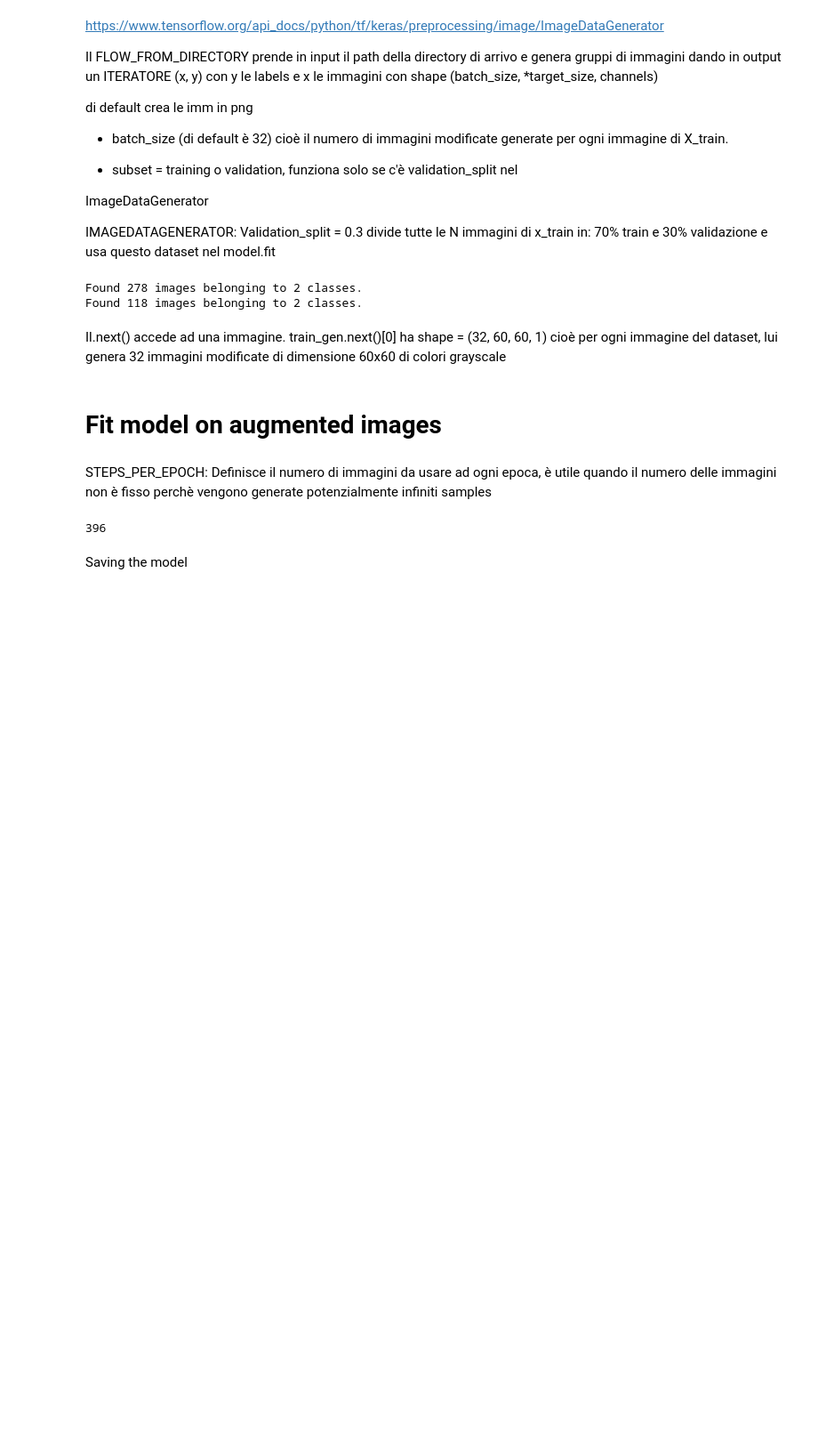
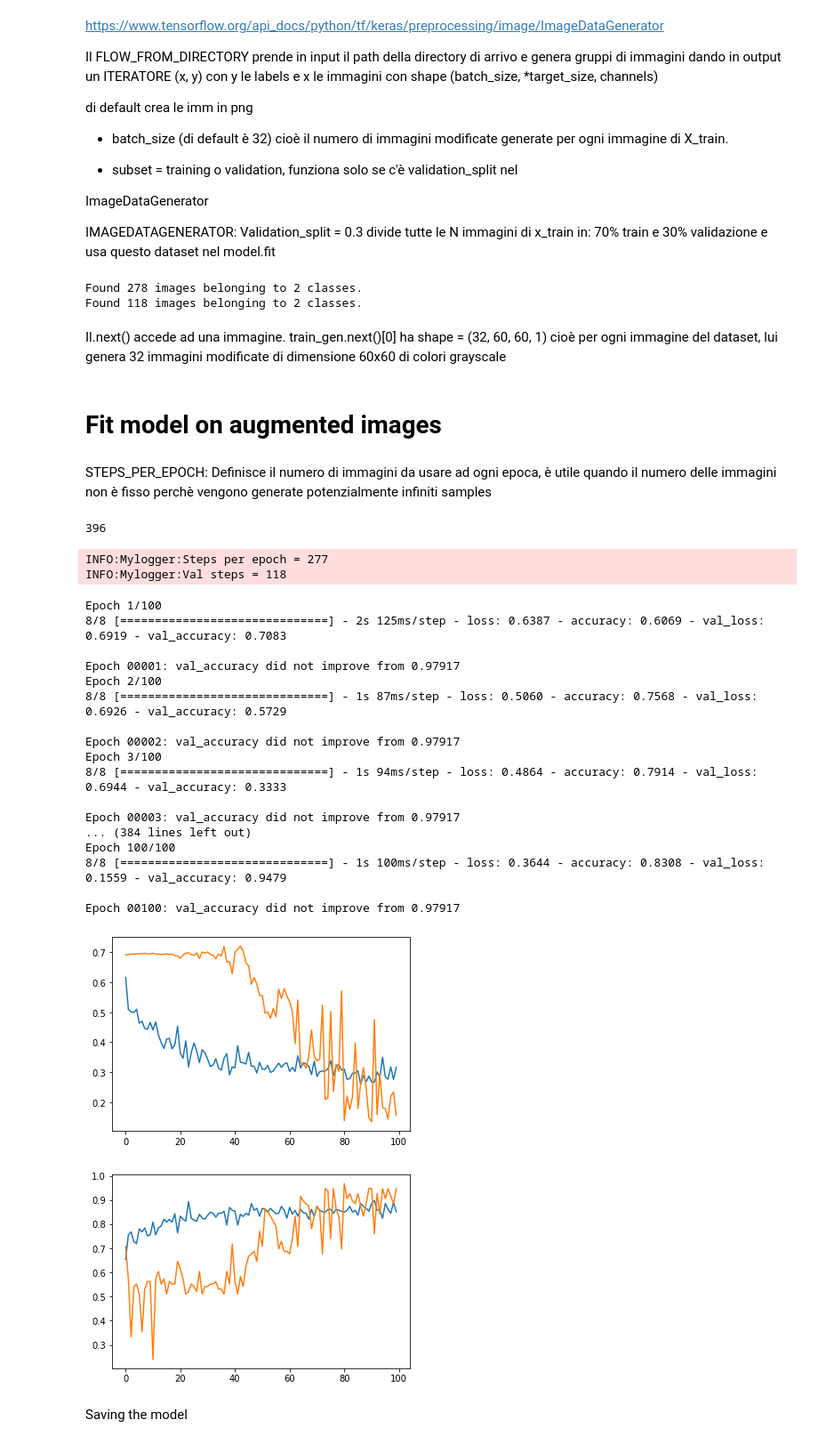
Before and after one commit to federicocampo/CMEPDA-Project, a Jupyter notebook: CNN.ipynb, the cells around one changed output. Shown at 89% size. Saved outputs shown, nothing was run; the diff lists cells and outputs as text; code cells hidden in the pictures; blank space fills up the shorter version.

Commit message:
Attempt to create a better model

```diff
--- a/CNN.ipynb
+++ b/CNN.ipynb
@@ -202,6 +204,42 @@ def make_model(shape=(60, 60, 1)):
   ])
 
   return model
+# %%
+#Prova 1
+def make_model(shape=(60, 60, 1)):
+  model = Sequential([
+
+      Conv2D(50, (5,5), padding='same', input_shape=shape),
+      BatchNormalization(),
+      Activation('relu'),
+      MaxPool2D((2,2)),
+
+      Conv2D(100, (3,3), padding='same'),
+      BatchNormalization(),
+      Activation('relu'),
+      MaxPool2D((2,2)),
+
+      Conv2D(200, (3,3), padding='same'),
+      BatchNormalization(),
+      Activation('relu'),
+
+      Conv2D(200, (3,3), padding='same'),
+      BatchNormalization(),
+      Activation('relu'),
+
+      Conv2D(100, (3,3), padding='same'),
+      BatchNormalization(),
+      Activation('relu'),
+      MaxPool2D(2, 2),
+
+      Flatten(),
+
+
+      Dense(1, activation='sigmoid')
+
+  ])
+
+  return model
 # %% [markdown]
 ## MODEL = MAKE_MODEL() AND COMPILE
 # %%
@@ -402,35 +440,57 @@ Tot_train_imgs
 # %%
 model = make_model()
 
 
-model.compile(optimizer=SGD(lr=0.001, momentum=0.9), loss='binary_crossentropy', metrics=['accuracy'])
+model.compile(optimizer=SGD(lr=0.0005, momentum=0.5), loss='binary_crossentropy', metrics=['accuracy'])
 
 
 batch_size=32
 steps_per_epoch = int(Tot_train_imgs * (1- aug_validation_split))
 validation_steps = int(Tot_train_imgs * aug_validation_split)
 
 logger.info('Steps per epoch = %d', steps_per_epoch)
 logger.info('Val steps = %d', validation_steps)
 
 
 history = model.fit(
         train_gen,
-        steps_per_epoch=278 // batch_size,
-        epochs=60,
+        steps_per_epoch=steps_per_epoch // batch_size,
+        epochs=100,
         validation_data=val_gen,
-        validation_steps= 118 // batch_size,
+        validation_steps= validation_steps // batch_size,
         verbose=1,
         callbacks=[checkpoint])
 
 
 plt.plot(history.history['loss'])
 plt.plot(history.history['val_loss'])
 plt.show()
 
 plt.plot(history.history['accuracy'])
 plt.plot(history.history['val_accuracy'])
 plt.show()
+# %% [output]
+INFO:Mylogger:Steps per epoch = 277
+INFO:Mylogger:Val steps = 118
+Epoch 1/100
+8/8 [==============================] - 2s 125ms/step - loss: 0.6387 - accuracy: 0.6069 - val_loss: 0.6919 - val_accuracy: 0.7083
+
+Epoch 00001: val_accuracy did not improve from 0.97917
+Epoch 2/100
+8/8 [==============================] - 1s 87ms/step - loss: 0.5060 - accuracy: 0.7568 - val_loss: 0.6926 - val_accuracy: 0.5729
+
+Epoch 00002: val_accuracy did not improve from 0.97917
+Epoch 3/100
+8/8 [==============================] - 1s 94ms/step - loss: 0.4864 - accuracy: 0.7914 - val_loss: 0.6944 - val_accuracy: 0.3333
+
+Epoch 00003: val_accuracy did not improve from 0.97917
+... (384 lines left out)
+Epoch 100/100
+8/8 [==============================] - 1s 100ms/step - loss: 0.3644 - accuracy: 0.8308 - val_loss: 0.1559 - val_accuracy: 0.9479
+
+Epoch 00100: val_accuracy did not improve from 0.97917
+[figure, added]
+[figure, added]
 # %% [markdown]
 Saving the model
 # %%
```
Also changed, not shown: parts of 7 cells of this notebook.
